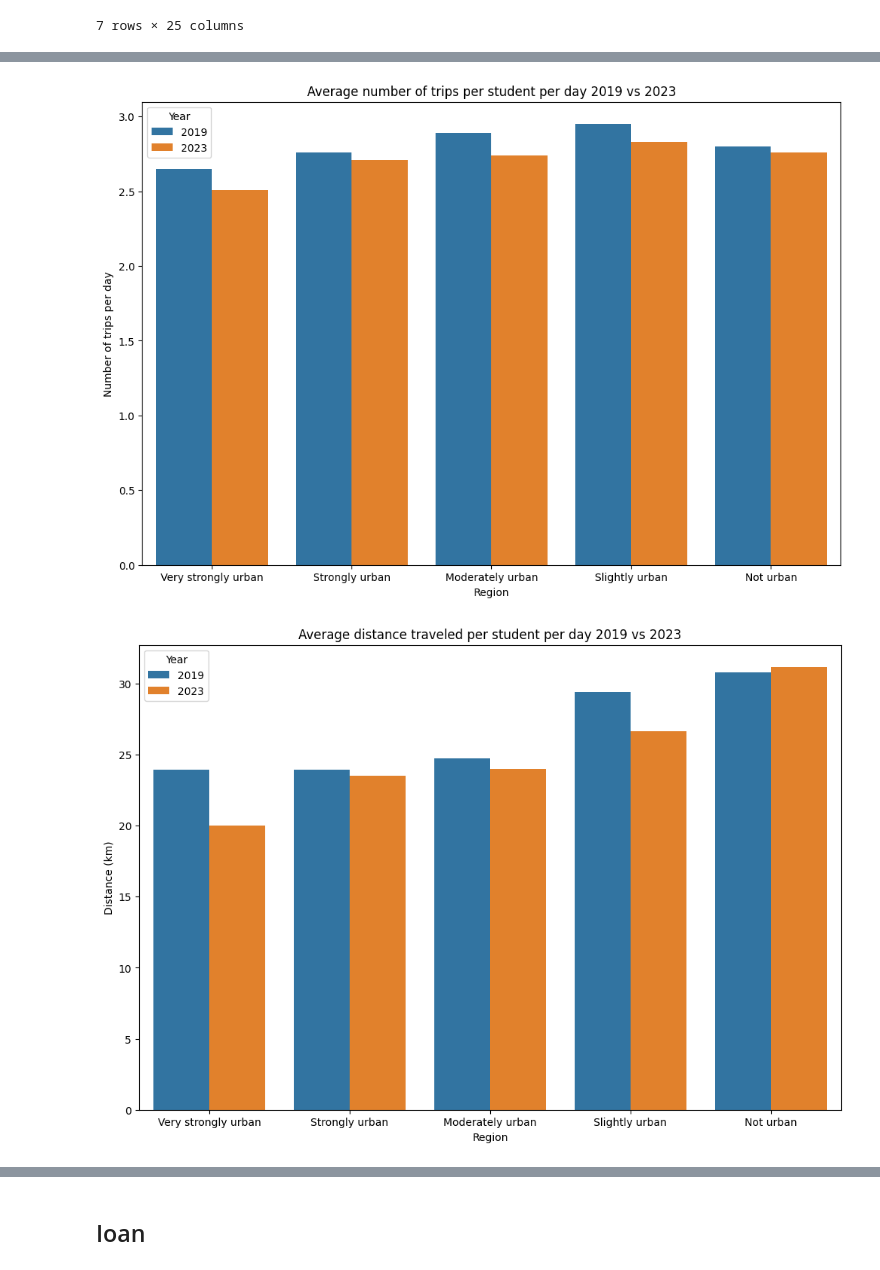
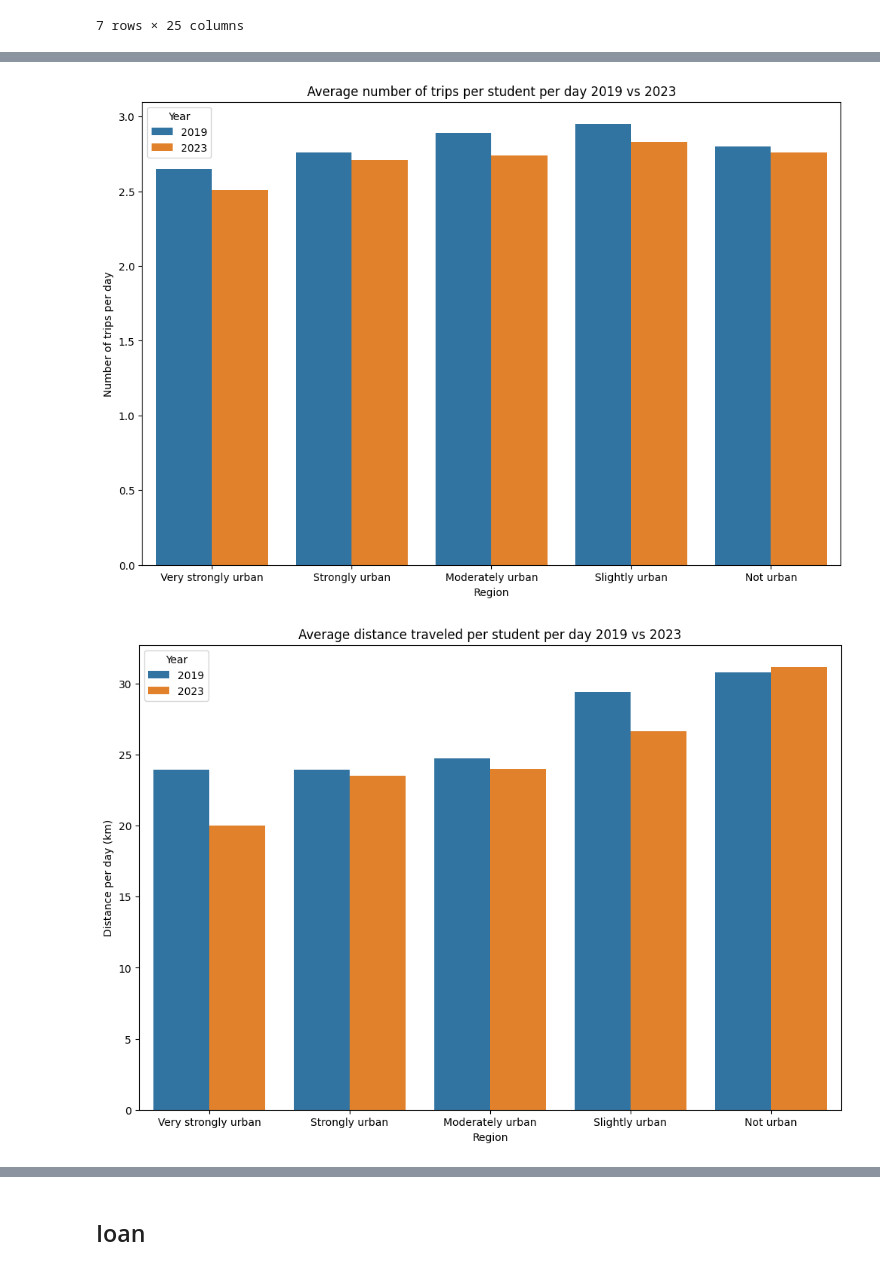
Before and after one commit to wendyqxc/Group8, a Jupyter notebook: Code_per_person.ipynb, the cells around one changed output, grey strips where cells are left out. Saved outputs shown, nothing was run; the diff lists cells and outputs as text; code cells hidden in the pictures.

```diff
--- a/Code_per_person.ipynb
+++ b/Code_per_person.ipynb
@@ -61,7 +61,8 @@ print("Empty cels:", df2.isna().sum().sum())            # check is replacing is
 
 '''Changing numeric colums to real values'''
 
-df2 = df2.applymap(lambda x: pd.to_numeric(str(x).replace(',', '.'), errors='ignore')) # replaces strings to numbers
+df2 = df2.applymap(lambda x: pd.to_numeric(str(x).replace(',', '.'), errors='ignore'))          # replaces strings to numbers
+df2 = df2[df2['Persoonskenmerken_Onderwerp_Regio\'s_Perioden_Reismotieven'] != 'Bron: CBS']     # delet last row
 
-df2.head(12)                                              # shows the new table
+df2.head(12)                                            # shows the new table
 # %% [output]
@@ -108,32 +108,32 @@ def get_columns(df, onderwerp, jaren):
 # Automatically select columns
 cols_aantal = get_columns(df_totaal, 'Verplaatsingen', jaar_list)
 cols_km = get_columns(df_totaal, 'Afstand', jaar_list)
 
 # Create a long-form data frame for plotting
 data_plot = pd.DataFrame({
     'Regio': [regio for regio in regio_list for _ in jaar_list],
     'Jaar': jaar_list*len(regio_list),
     'Aantal verplaatsingen': df_totaal[cols_aantal].values.flatten(),
     'Afstand (km)': df_totaal[cols_km].values.flatten()
 })
 
 # Plot number of movements
 plt.figure(figsize=(12,8))
 sns.barplot(x='Regio', y='Aantal verplaatsingen', hue='Jaar', data=data_plot)
 plt.title('Average number of trips per student per day 2019 vs 2023')
 plt.ylabel('Number of trips per day')
 plt.xlabel('Region')
 plt.legend(title='Year')
 plt.show()
 
 # Plot distance
 plt.figure(figsize=(12,8))
 sns.barplot(x='Regio', y='Afstand (km)', hue='Jaar', data=data_plot)
 plt.title('Average distance traveled per student per day 2019 vs 2023')
-plt.ylabel('Distance (km)')
+plt.ylabel('Distance per day (km)')
 plt.xlabel('Region')
 plt.legend(title='Year')
 plt.show()
 # %% [output]
 [figure]
-[figure, old version]
+[figure, new version]
```
Also changed, not shown: parts of 3 cells of this notebook.
